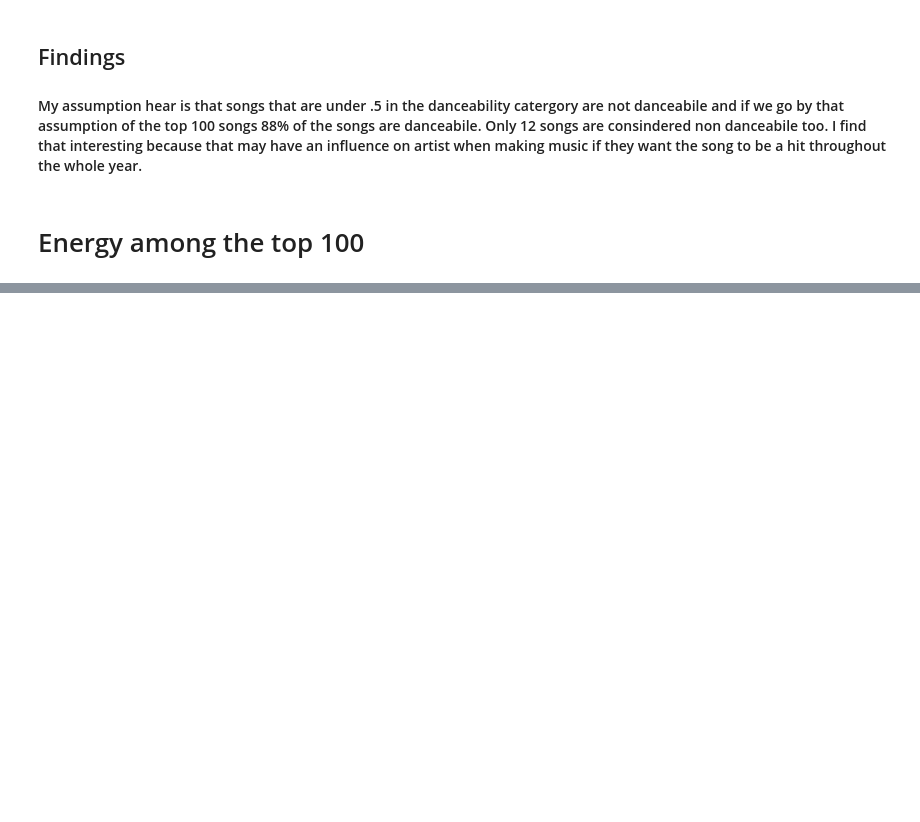
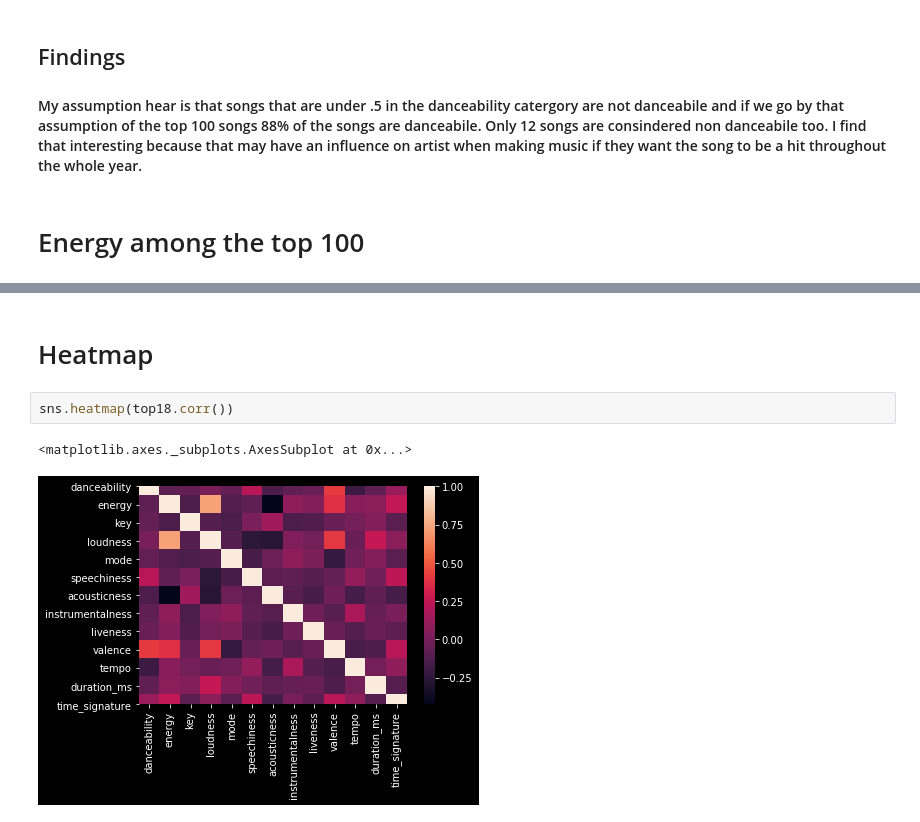
Before and after one commit to Sguthrie123/Spotify-2018, a Jupyter notebook: spotify2018-top100.ipynb, the cells around one changed output, grey strips where cells are left out. Saved outputs shown, nothing was run; the diff lists cells and outputs as text; blank space fills up the shorter version.

```diff
--- a/spotify2018-top100.ipynb
+++ b/spotify2018-top100.ipynb
@@ -75,0 +79,7 @@ top18_by_energy.count().plot.bar(figsize=(20,20))
+# %% [markdown]
+# Heatmap
+# %%
+sns.heatmap(top18.corr())
+# %% [output]
+<matplotlib.axes._subplots.AxesSubplot at 0x...>
+[figure, added]
```
Also changed, not shown: parts of 5 cells of this notebook, 1 other file.
